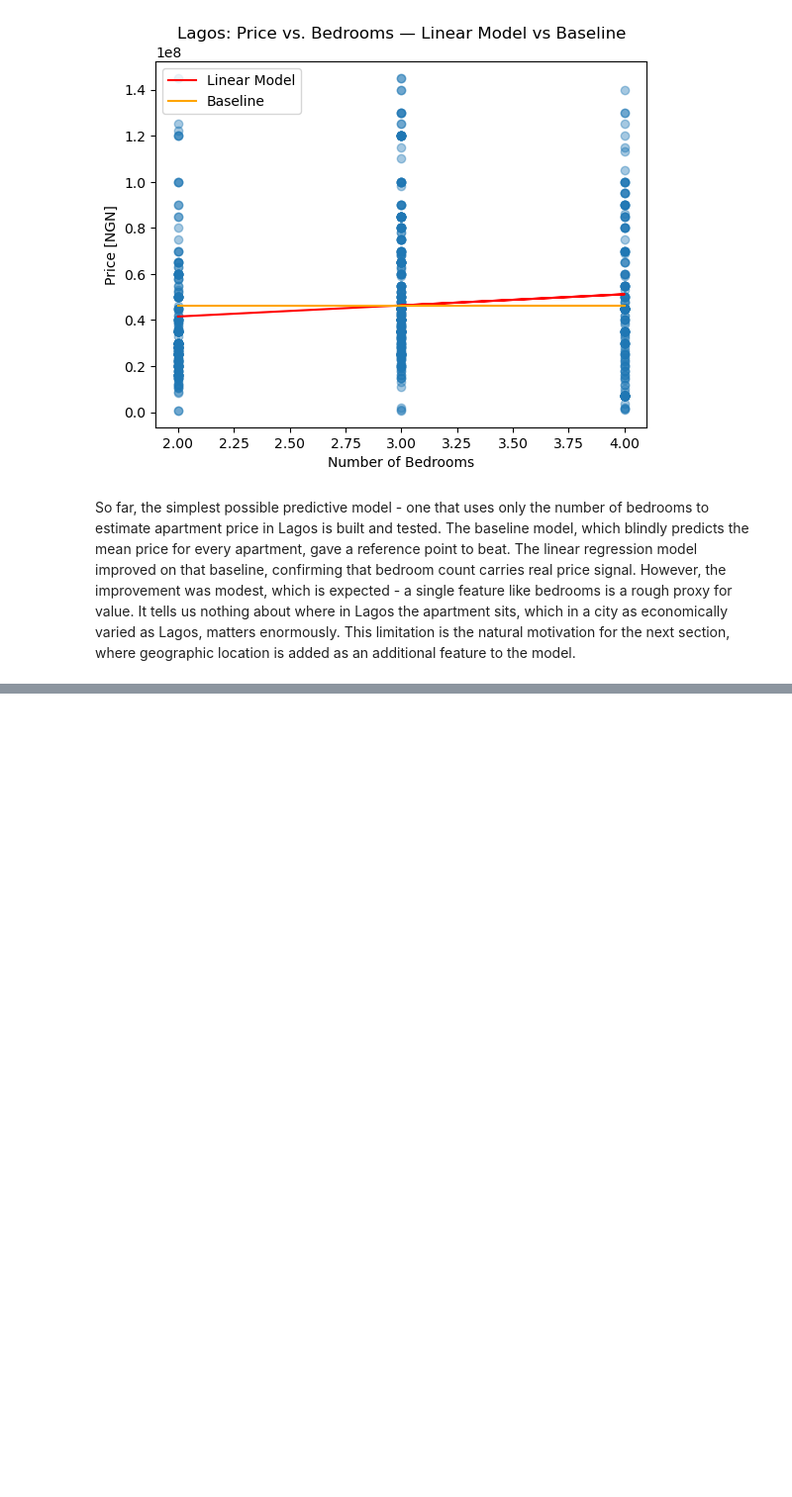
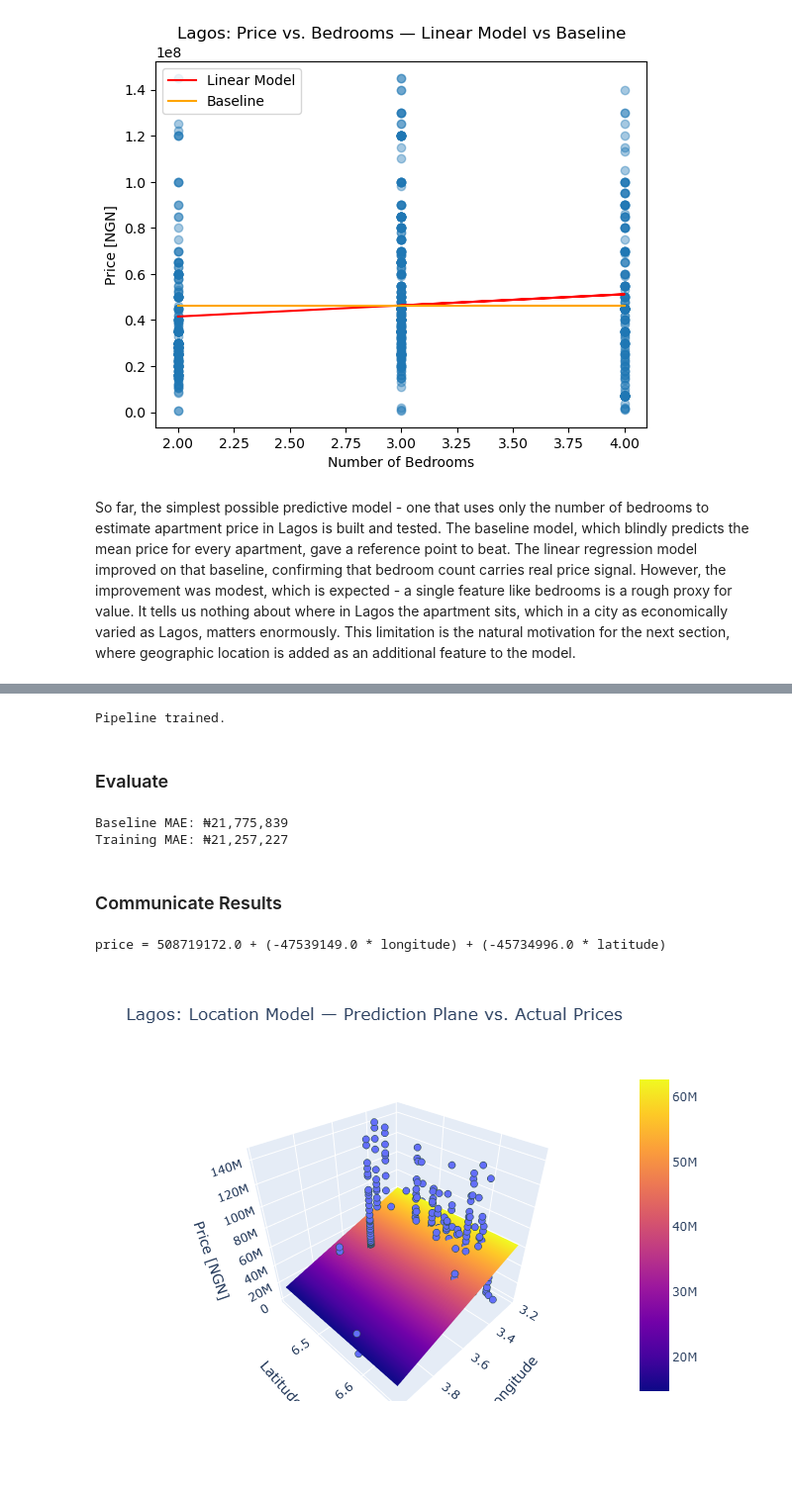
Before and after one commit to AJ-MH/Data-Science, a Jupyter notebook: lagos-apartment-price-prediction/lagos_apartment_price_prediction.ipynb, the cells around one changed output, grey strips where cells are left out. Shown at 99% size. Saved outputs shown, nothing was run; the diff lists cells and outputs as text; code cells hidden in the pictures; blank space fills up the shorter version.

```diff
--- a/lagos-apartment-price-prediction/lagos_apartment_price_prediction.ipynb
+++ b/lagos-apartment-price-prediction/lagos_apartment_price_prediction.ipynb
@@ -214,0 +340,8 @@ This limitation is the natural motivation for the next section, where geographic
+# %%
+features = ['lon', 'lat']
+target = 'price'
+
+X_train = df[features]
+y_train = df[target]
+
+print('X_train shape:', X_train.shape)
@@ -214,0 +374,54 @@ This limitation is the natural motivation for the next section, where geographic
+# %%
+model = make_pipeline(
+    SimpleImputer(),
+    LinearRegression()
+)
+model.fit(X_train, y_train)
+check_is_fitted(model['linearregression'])
+print('Pipeline trained.')
+# %% [output]
+Pipeline trained.
+# %% [markdown]
+### Evaluate
+# %%
+y_pred_training = model.predict(X_train)
+mae_training = mean_absolute_error(y_train, y_pred_training)
+
+print('Baseline MAE: ₦{:,.0f}'.format(mae_baseline))
+print('Training MAE: ₦{:,.0f}'.format(mae_training))
+# %% [output]
+Baseline MAE: ₦21,775,839
+Training MAE: ₦21,257,227
+# %% [markdown]
+### Communicate Results
+# %%
+intercept = model.named_steps['linearregression'].intercept_.round()
+coefficients = model.named_steps['linearregression'].coef_.round()
+
+print(f'price = {intercept} + ({coefficients[0]} * longitude) + ({coefficients[1]} * latitude)')
+# %% [output]
+price = 508719172.0 + (-47539149.0 * longitude) + (-45734996.0 * latitude)
+# %%
+# 3D scatter with model prediction plane
+fig = px.scatter_3d(
+    df, x='lon', y='lat', z='price',
+    labels={'lon': 'Longitude', 'lat': 'Latitude', 'price': 'Price [NGN]'},
+    width=700, height=500,
+    title='Lagos: Location Model — Prediction Plane vs. Actual Prices'
+)
+
+x_plane = np.linspace(df['lon'].min(), df['lon'].max(), 10)
+y_plane = np.linspace(df['lat'].min(), df['lat'].max(), 10)
+xx, yy = np.meshgrid(x_plane, y_plane)
+
+z_plane = model.predict(pd.DataFrame({'lon': x_plane, 'lat': y_plane}))
+zz = np.tile(z_plane, (10, 1))
+
+fig.add_trace(go.Surface(x=xx, y=yy, z=zz))
+fig.update_traces(
+    marker={'size': 4, 'line': {'width': 2, 'color': 'DarkSlateGrey'}},
+    selector={'mode': 'markers'}
+)
+fig.show()
+# %% [output]
+[figure, added]
```
Also changed, not shown: parts of 15 cells of this notebook.
